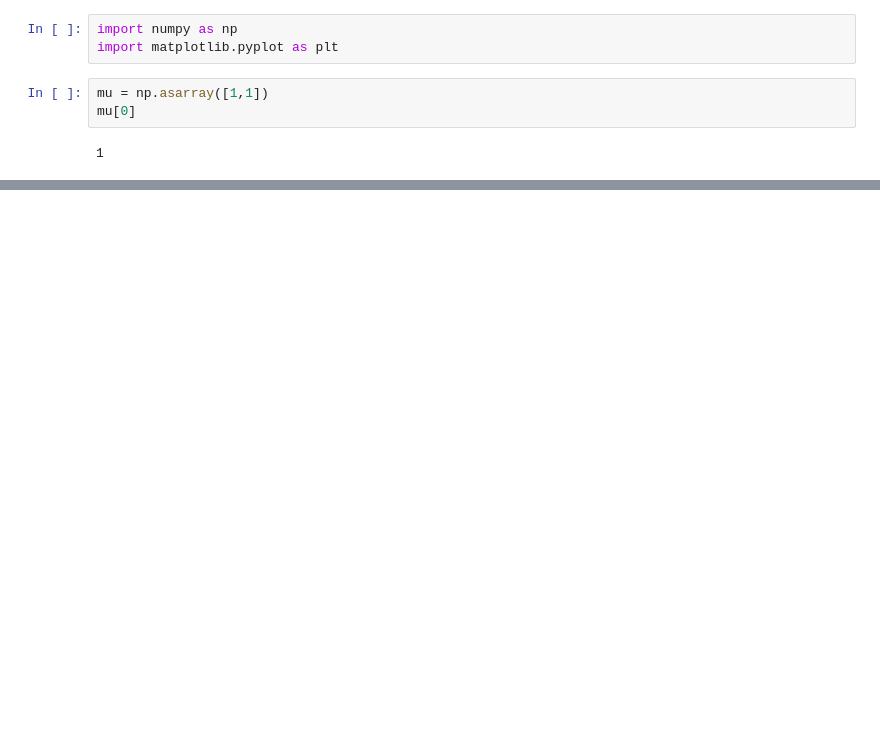
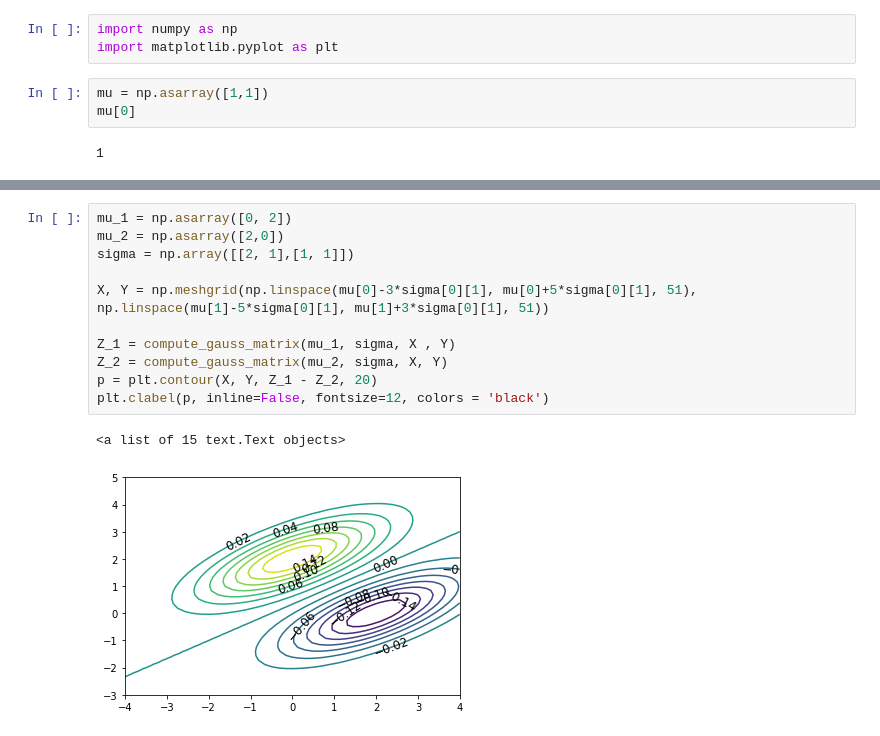
Before and after one commit to daynetran/yggdrasil, a Jupyter notebook: computer_science/upper_div/cs189/hw03/code/hw03.ipynb, the cells around one changed output, grey strips where cells are left out. Cells and saved outputs as stored; diff of their text form; blank space fills up the shorter version.

```diff
--- a/computer_science/upper_div/cs189/hw03/code/hw03.ipynb
+++ b/computer_science/upper_div/cs189/hw03/code/hw03.ipynb
@@ -42,0 +44,14 @@ plt.clabel(p, inline=False, fontsize=12, colors = 'black')
+# %%
+mu_1 = np.asarray([0, 2])
+mu_2 = np.asarray([2,0])
+sigma = np.array([[2, 1],[1, 1]])
+
+X, Y = np.meshgrid(np.linspace(mu[0]-3*sigma[0][1], mu[0]+5*sigma[0][1], 51), np.linspace(mu[1]-5*sigma[0][1], mu[1]+3*sigma[0][1], 51))
+
+Z_1 = compute_gauss_matrix(mu_1, sigma, X , Y)
+Z_2 = compute_gauss_matrix(mu_2, sigma, X, Y)
+p = plt.contour(X, Y, Z_1 - Z_2, 20)
+plt.clabel(p, inline=False, fontsize=12, colors = 'black')
+# %% [output]
+<a list of 15 text.Text objects>
+[figure, added]
```
Also changed, not shown: parts of 24 cells of this notebook.
